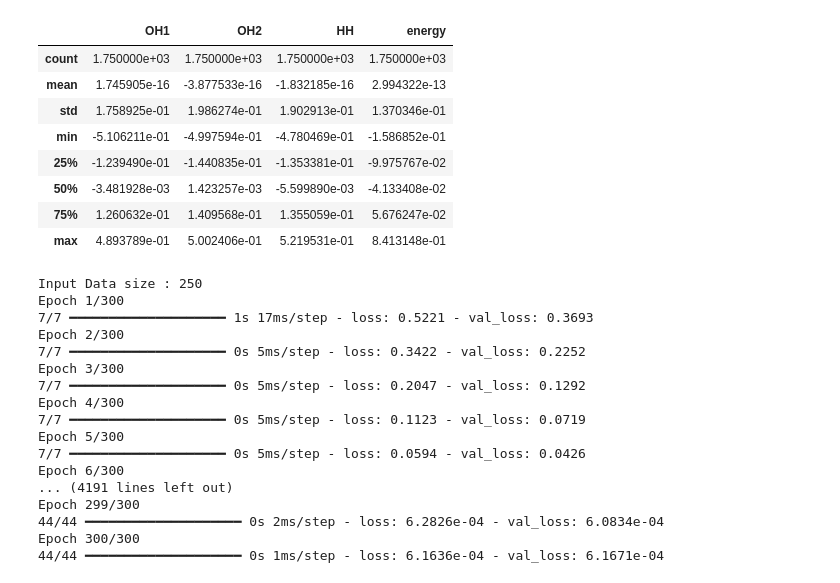
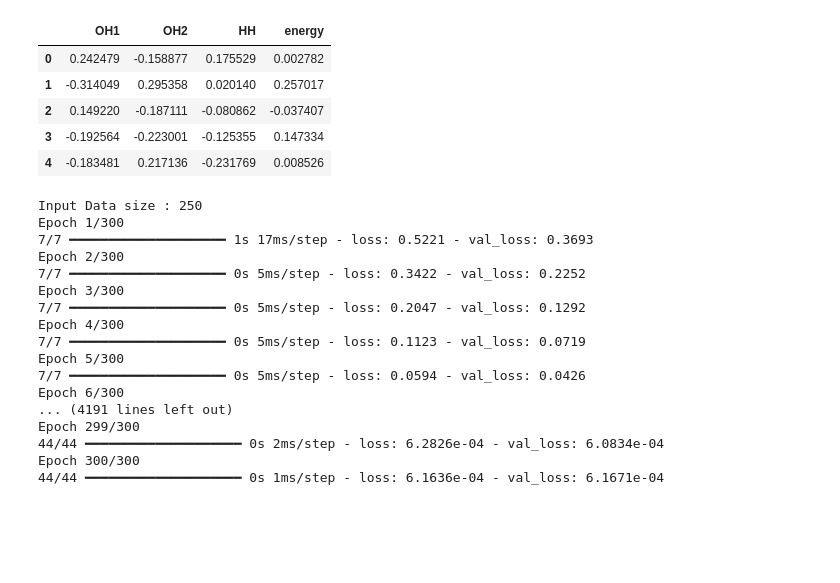
Before and after one commit to vathzen/h2o-energies-msc, a Jupyter notebook: H2O_Energies.ipynb, the cells around one changed output. Cells and saved outputs as stored; diff of their text form; code cells hidden in the pictures; blank space fills up the shorter version.

```diff
--- a/H2O_Energies.ipynb
+++ b/H2O_Energies.ipynb
@@ -111,13 +100 @@ rot_data = normalize_data(h2o_rot_distances)
 # inp_data = pd.concat([inp_data,rot_data])
-# %%
-inp_data.describe()
-# %% [output]
-|  | OH1 | OH2 | HH | energy |
-| count | 1.750000e+03 | 1.750000e+03 | 1.750000e+03 | 1.750000e+03 |
-| mean | 1.745905e-16 | -3.877533e-16 | -1.832185e-16 | 2.994322e-13 |
-| std | 1.758925e-01 | 1.986274e-01 | 1.902913e-01 | 1.370346e-01 |
-| min | -5.106211e-01 | -4.997594e-01 | -4.780469e-01 | -1.586852e-01 |
-| 25% | -1.239490e-01 | -1.440835e-01 | -1.353381e-01 | -9.975767e-02 |
-| 50% | -3.481928e-03 | 1.423257e-03 | -5.599890e-03 | -4.133408e-02 |
-| 75% | 1.260632e-01 | 1.409568e-01 | 1.355059e-01 | 5.676247e-02 |
-| max | 4.893789e-01 | 5.002406e-01 | 5.219531e-01 | 8.413148e-01 |
@@ -125,0 +101,10 @@ keras.backend.clear_session()
+# %%
+#View normalized data
+inp_data.head()
+# %% [output]
+|  | OH1 | OH2 | HH | energy |
+| 0 | 0.242479 | -0.158877 | 0.175529 | 0.002782 |
+| 1 | -0.314049 | 0.295358 | 0.020140 | 0.257017 |
+| 2 | 0.149220 | -0.187111 | -0.080862 | -0.037407 |
+| 3 | -0.192564 | -0.223001 | -0.125355 | 0.147334 |
+| 4 | -0.183481 | 0.217136 | -0.231769 | 0.008526 |
```
Also changed, not shown: parts of 19 cells of this notebook, 1 other file.
